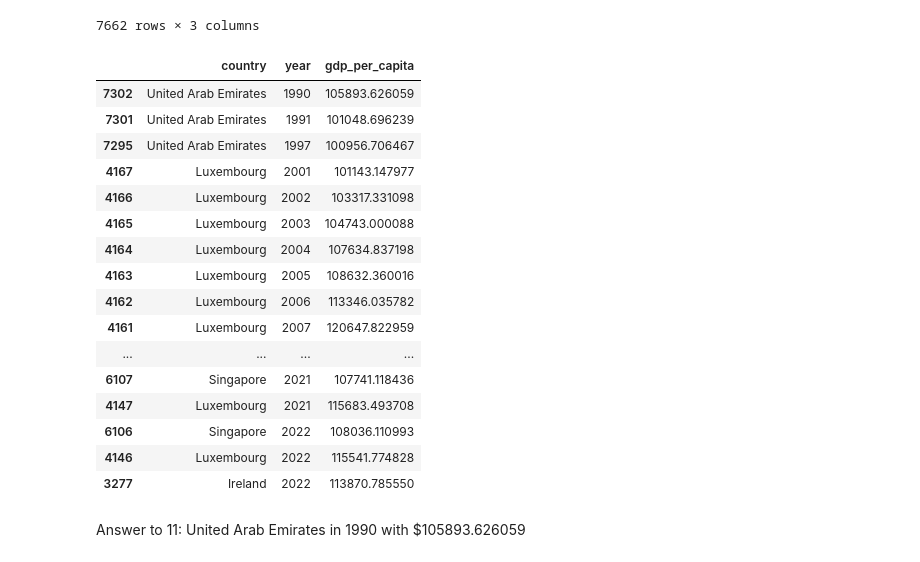
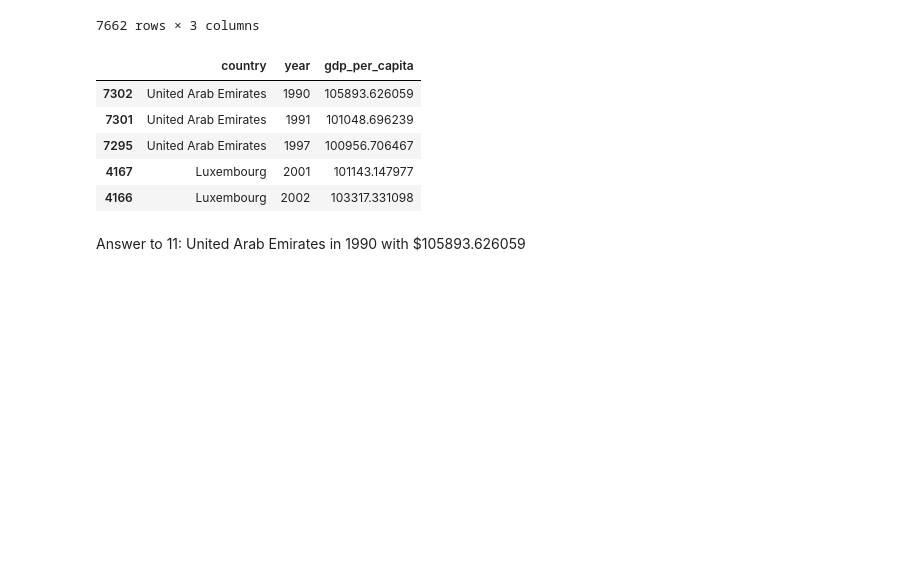
Before and after one commit to NSS-Data-Analytics-Cohort-10/gdp-and-internet-usage-megyg6, a Jupyter notebook: notebooks/gdp_and_internet_usage_notebook.ipynb, the cells around one changed output. Cells and saved outputs as stored; diff of their text form; code cells hidden in the pictures; blank space fills up the shorter version.

```diff
--- a/notebooks/gdp_and_internet_usage_notebook.ipynb
+++ b/notebooks/gdp_and_internet_usage_notebook.ipynb
@@ -315,25 +315,14 @@ gdp_df_sorted_year
 | 4311 | Maldives | 2022 | 20979.499956 |
 7662 rows × 3 columns
 # %%
-gdp_df_sorted_year[gdp_df_sorted_year.gdp_per_capita > 100000]
+gdp_df_sorted_year[gdp_df_sorted_year.gdp_per_capita > 100000].head()
 # %% [output]
 |  | country | year | gdp_per_capita |
 | 7302 | United Arab Emirates | 1990 | 105893.626059 |
 | 7301 | United Arab Emirates | 1991 | 101048.696239 |
 | 7295 | United Arab Emirates | 1997 | 100956.706467 |
 | 4167 | Luxembourg | 2001 | 101143.147977 |
 | 4166 | Luxembourg | 2002 | 103317.331098 |
-| 4165 | Luxembourg | 2003 | 104743.000088 |
-| 4164 | Luxembourg | 2004 | 107634.837198 |
-| 4163 | Luxembourg | 2005 | 108632.360016 |
-| 4162 | Luxembourg | 2006 | 113346.035782 |
-| 4161 | Luxembourg | 2007 | 120647.822959 |
-| ... | ... | ... | ... |
-| 6107 | Singapore | 2021 | 107741.118436 |
-| 4147 | Luxembourg | 2021 | 115683.493708 |
-| 6106 | Singapore | 2022 | 108036.110993 |
-| 4146 | Luxembourg | 2022 | 115541.774828 |
-| 3277 | Ireland | 2022 | 113870.785550 |
 # %% [markdown]
 Answer to 11: United Arab Emirates in 1990 with $105893.626059
 # %% [markdown]
```
Also changed, not shown: parts of 6 cells of this notebook.
